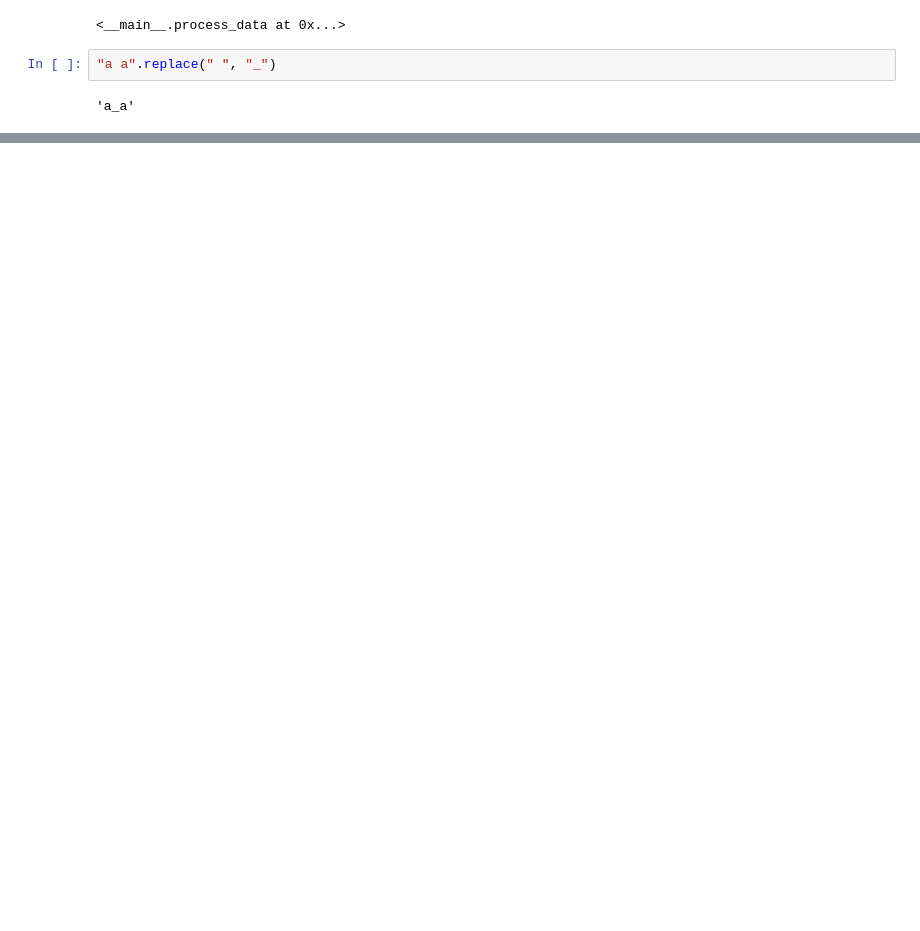
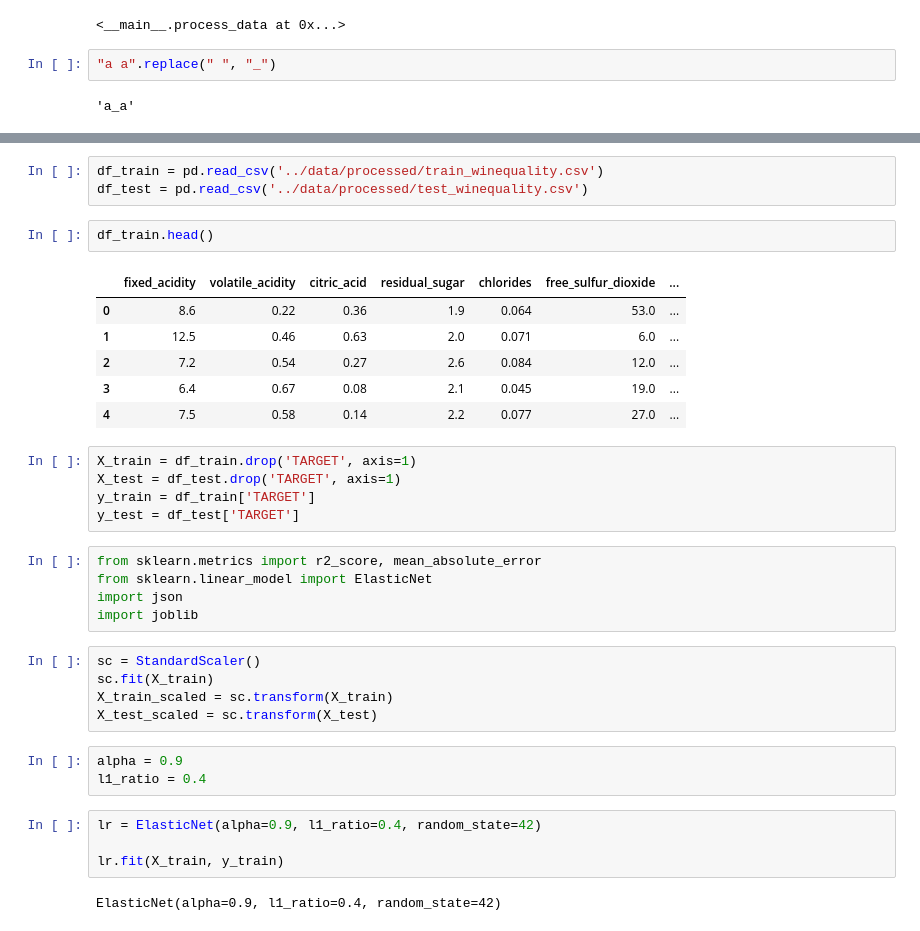
Before and after one commit to Baibhav19/ML_project1, a Jupyter notebook: src/main_process.ipynb, the cells around one changed output, grey strips where cells are left out. Saved outputs shown, nothing was run; the diff lists cells and outputs as text; blank space fills up the shorter version.

Commit message:
train and evaluate

```diff
--- a/src/main_process.ipynb
+++ b/src/main_process.ipynb
@@ -40,0 +80,36 @@ process_data()
+# %%
+df_train = pd.read_csv('../data/processed/train_winequality.csv')
+df_test = pd.read_csv('../data/processed/test_winequality.csv')
+# %%
+df_train.head()
+# %% [output]
+|  | fixed_acidity | volatile_acidity | citric_acid | residual_sugar | chlorides | free_sulfur_dioxide | ... |
+| 0 | 8.6 | 0.22 | 0.36 | 1.9 | 0.064 | 53.0 | ... |
+| 1 | 12.5 | 0.46 | 0.63 | 2.0 | 0.071 | 6.0 | ... |
+| 2 | 7.2 | 0.54 | 0.27 | 2.6 | 0.084 | 12.0 | ... |
+| 3 | 6.4 | 0.67 | 0.08 | 2.1 | 0.045 | 19.0 | ... |
+| 4 | 7.5 | 0.58 | 0.14 | 2.2 | 0.077 | 27.0 | ... |
+# %%
+X_train = df_train.drop('TARGET', axis=1)
+X_test = df_test.drop('TARGET', axis=1)
+y_train = df_train['TARGET']
+y_test = df_test['TARGET']
+# %%
+from sklearn.metrics import r2_score, mean_absolute_error
+from sklearn.linear_model import ElasticNet
+import json
+import joblib
+# %%
+sc = StandardScaler()
+sc.fit(X_train)
+X_train_scaled = sc.transform(X_train)
+X_test_scaled = sc.transform(X_test)
+# %%
+alpha = 0.9
+l1_ratio = 0.4
+# %%
+lr = ElasticNet(alpha=0.9, l1_ratio=0.4, random_state=42)
+
+lr.fit(X_train, y_train)
+# %% [output]
+ElasticNet(alpha=0.9, l1_ratio=0.4, random_state=42)
```
Also changed, not shown: parts of 16 cells of this notebook, 9 other files.
